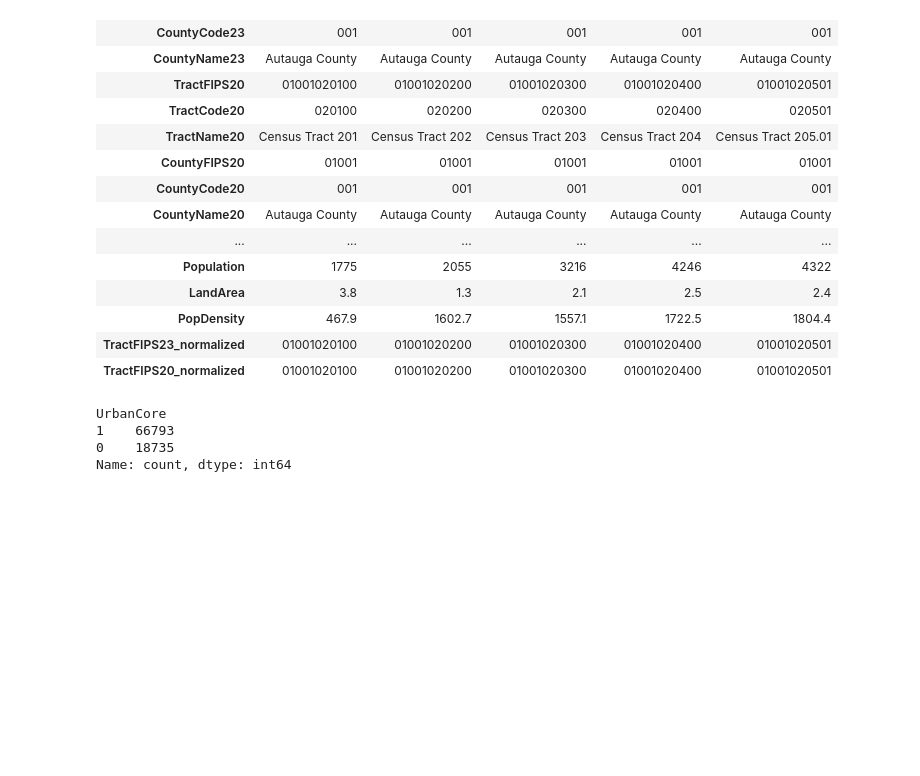
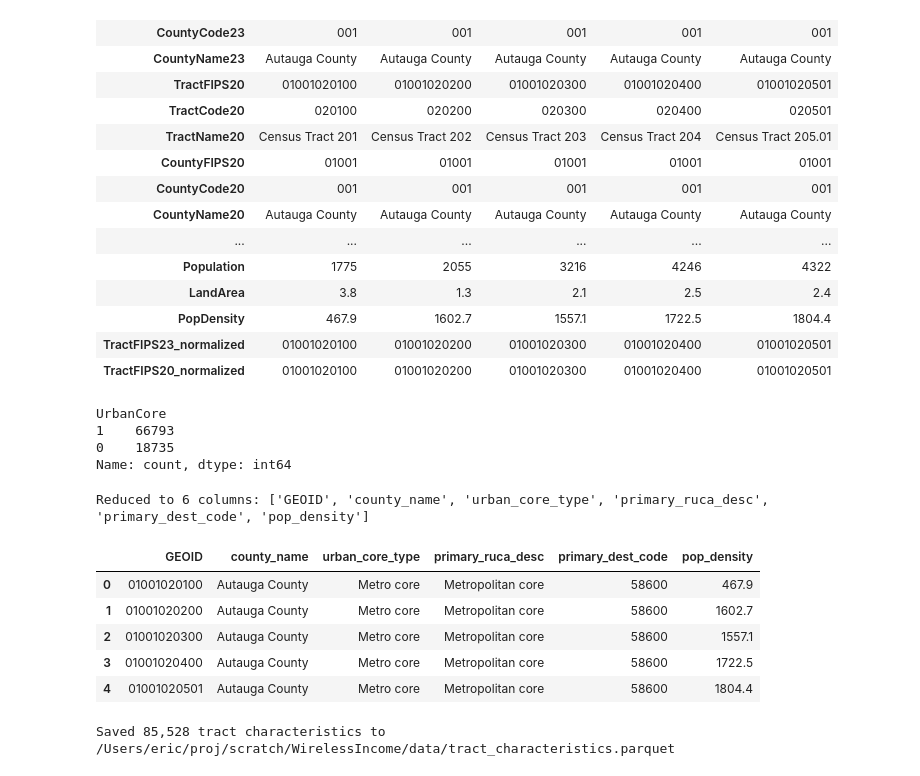
Before and after one commit to maxbusboom/WirelessIncome, a Jupyter notebook: notebooks/ericbusboom/02c_tract_characteristics.ipynb, the cells around one changed output. Saved outputs shown, nothing was run; the diff lists cells and outputs as text; code cells hidden in the pictures; blank space fills up the shorter version.

```diff
--- a/notebooks/ericbusboom/02c_tract_characteristics.ipynb
+++ b/notebooks/ericbusboom/02c_tract_characteristics.ipynb
@@ -101,20 +101,34 @@ Name: count, dtype: int64
 # %%
 # Reduce columns and rename to shorter, lowercase names with underscores
 df = df[[
     "TractFIPS23",
     "CountyName20",
     "UrbanCoreType",
     "PrimaryRUCADescription",
     "PrimaryDestinationCode",
     "PopDensity"
 ]].rename(columns={
-    "TractFIPS23": "geoid",
+    "TractFIPS23": "GEOID",
     "CountyName20": "county_name",
     "UrbanCoreType": "urban_core_type",
     "PrimaryRUCADescription": "primary_ruca_desc",
     "PrimaryDestinationCode": "primary_dest_code",
     "PopDensity": "pop_density"
 })
 
 print(f"Reduced to {len(df.columns)} columns: {list(df.columns)}")
 df.head()
+# %% [output]
+Reduced to 6 columns: ['GEOID', 'county_name', 'urban_core_type', 'primary_ruca_desc', 'primary_dest_code', 'pop_density']
+|  | GEOID | county_name | urban_core_type | primary_ruca_desc | primary_dest_code | pop_density |
+| 0 | 01001020100 | Autauga County | Metro core | Metropolitan core | 58600 | 467.9 |
+| 1 | 01001020200 | Autauga County | Metro core | Metropolitan core | 58600 | 1602.7 |
+| 2 | 01001020300 | Autauga County | Metro core | Metropolitan core | 58600 | 1557.1 |
+| 3 | 01001020400 | Autauga County | Metro core | Metropolitan core | 58600 | 1722.5 |
+| 4 | 01001020501 | Autauga County | Metro core | Metropolitan core | 58600 | 1804.4 |
+# %%
+output_path = data_dir / "tract_characteristics.parquet"
+df.to_parquet(output_path, index=False)
+print(f"Saved {len(df):,} tract characteristics to {output_path}")
+# %% [output]
+Saved 85,528 tract characteristics to /Users/eric/proj/scratch/WirelessIncome/data/tract_characteristics.parquet
```
Also changed, not shown: 1 other file.
